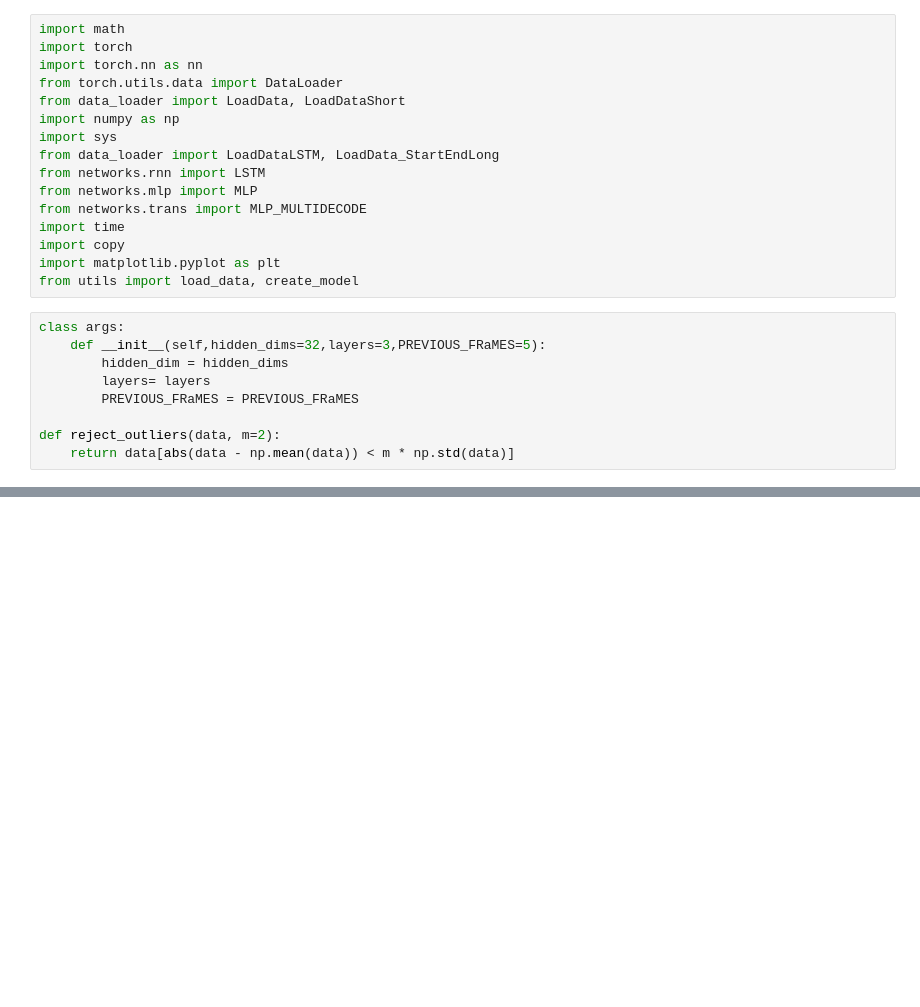
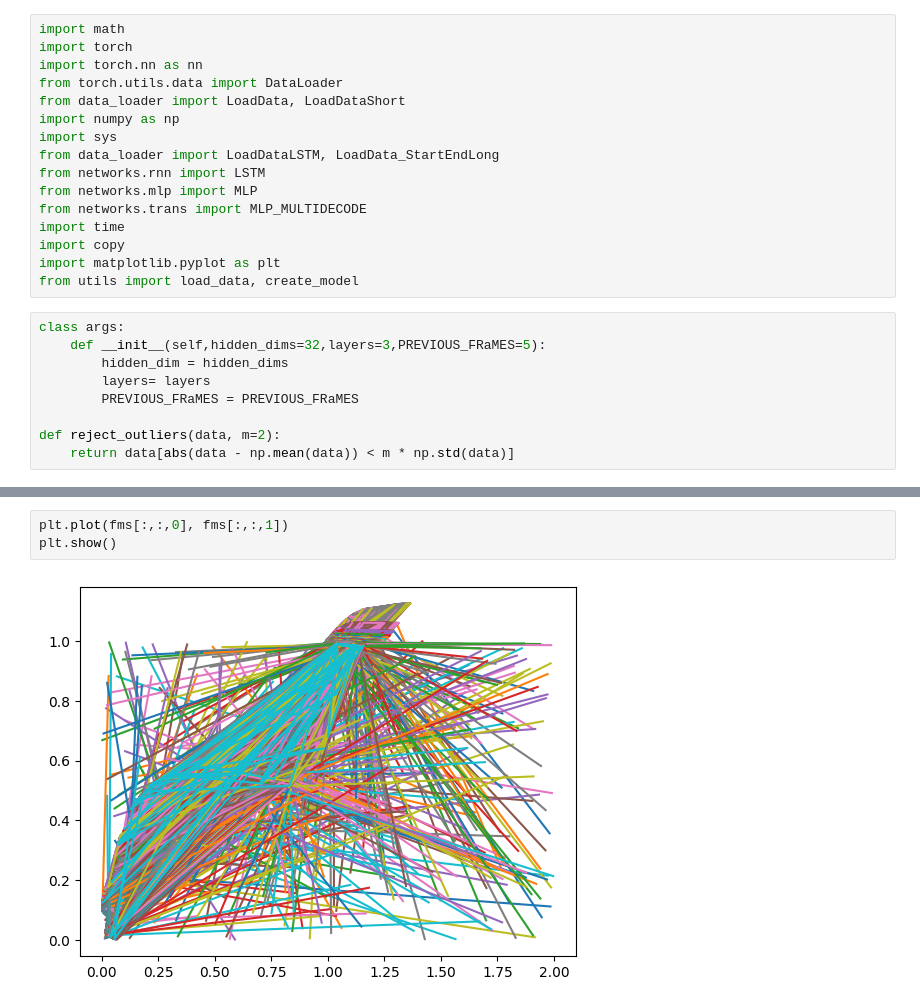
Before and after one commit to maanavchoubey/short_flow, a Jupyter notebook: mlp_short.ipynb, the cells around one changed output, grey strips where cells are left out. Saved outputs shown, nothing was run; the diff lists cells and outputs as text; blank space fills up the shorter version.

```diff
--- a/mlp_short.ipynb
+++ b/mlp_short.ipynb
@@ -217,0 +201,5 @@ array([1.14880807, 1.10307215])
+# %%
+plt.plot(fms[:,:,0], fms[:,:,1])
+plt.show()
+# %% [output]
+[figure, added]
```
Also changed, not shown: parts of 6 cells of this notebook.
